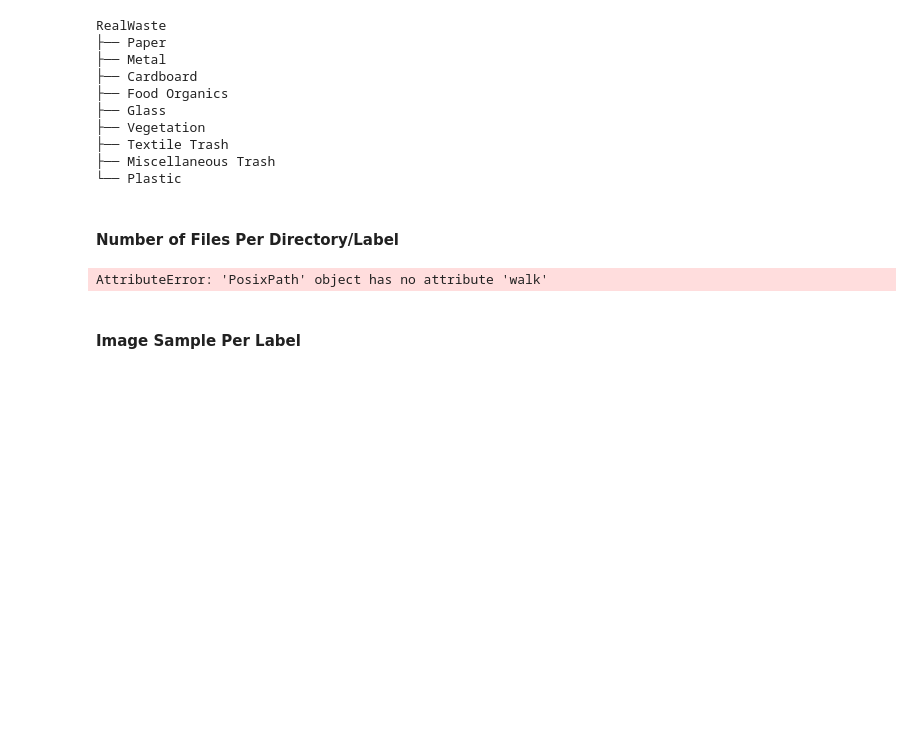
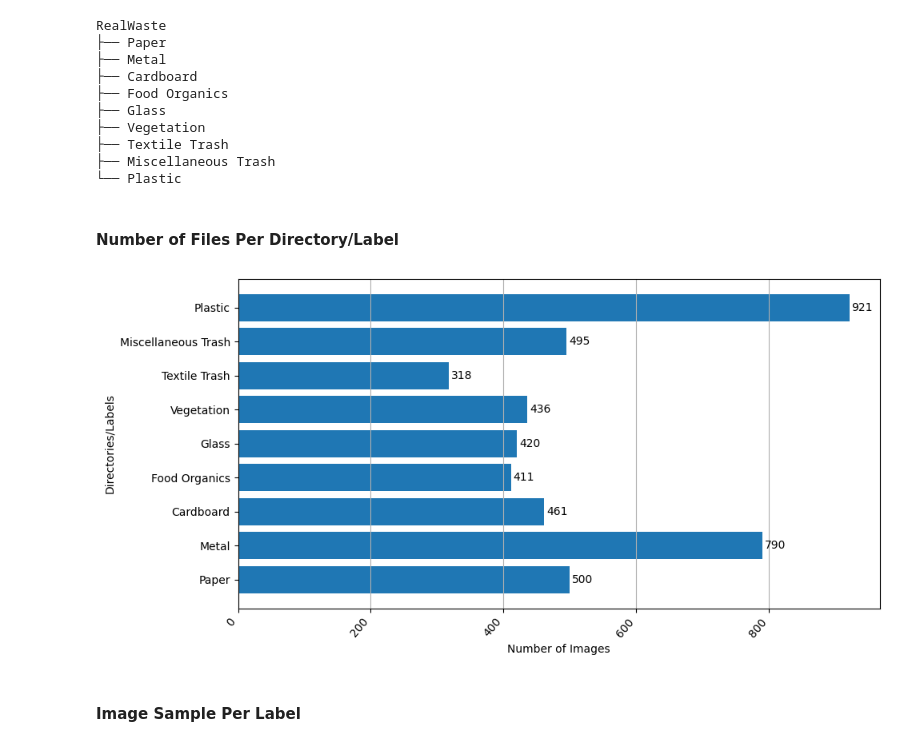
Before and after one commit to juliareinhart/waste-classification-ml, a Jupyter notebook: waste_classification_with_data_augmentation.ipynb, the cells around one changed output. Drawn from its saved outputs; the diff is of its cells as text; code cells hidden in the pictures; blank space fills up the shorter version.

```diff
--- a/waste_classification_with_data_augmentation.ipynb
+++ b/waste_classification_with_data_augmentation.ipynb
@@ -138,26 +121,30 @@ RealWaste
 #### Number of Files Per Directory/Label
 # %%
 import matplotlib.pyplot as plt
+import os
+from pathlib import Path
 def display_directory_bar_graph(path: Path)->None:
     # Initialize directories with number of files
     dirs_map: dict[str, int] = {}
-    for root, dirs, files in Path(path).walk(on_error=print):
+
+    for root, dirs, files in os.walk(path):
+        root = Path(root)
         if root.name != path.name:
             dirs_map[root.name] = len(files)
     # Plot bar graph containing files per directory
     plt.figure(figsize=[10, 5])
     bars = plt.barh(dirs_map.keys(), dirs_map.values())
     plt.bar_label(bars, padding=2)
     plt.ylabel('Directories/Labels')
     plt.xlabel('Number of Images')
     plt.xticks(rotation=50, ha='right')
     plt.grid(axis='x')
     plt.tight_layout()
     plt.show()
 
 display_directory_bar_graph(real_waste_path)
 # %% [output]
-AttributeError: 'PosixPath' object has no attribute 'walk'
+[figure, added]
 # %% [markdown]
 #### Image Sample Per Label
 # %%
```
Also changed, not shown: parts of 4 cells of this notebook, 1 other file.
